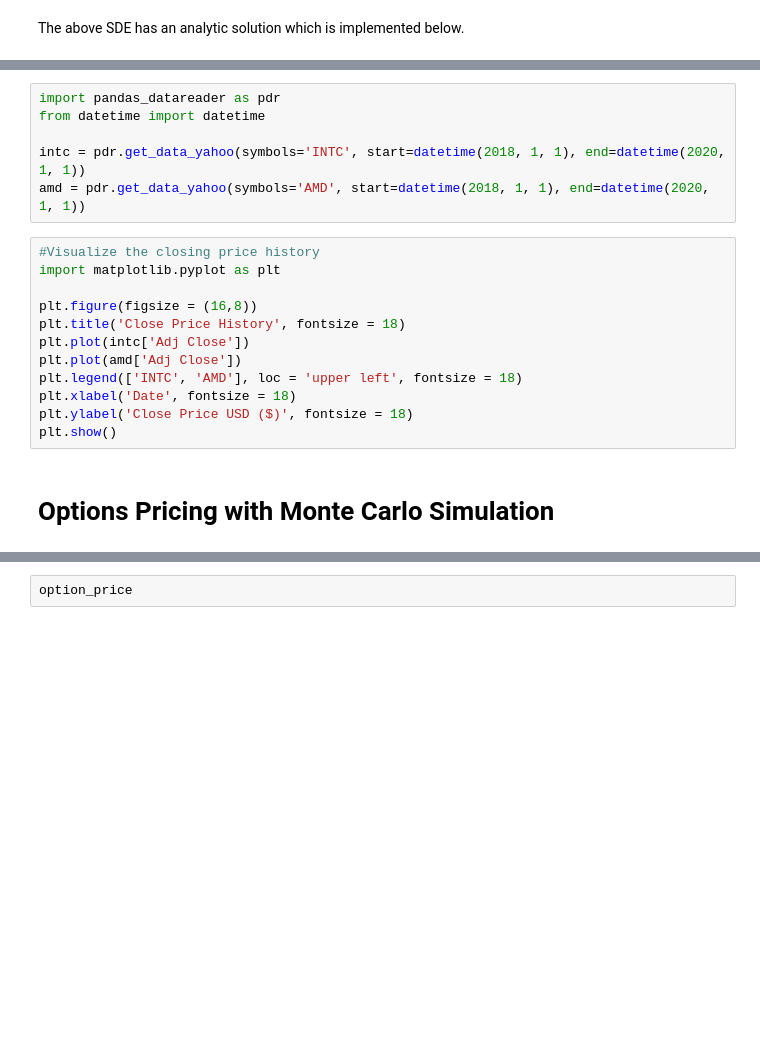
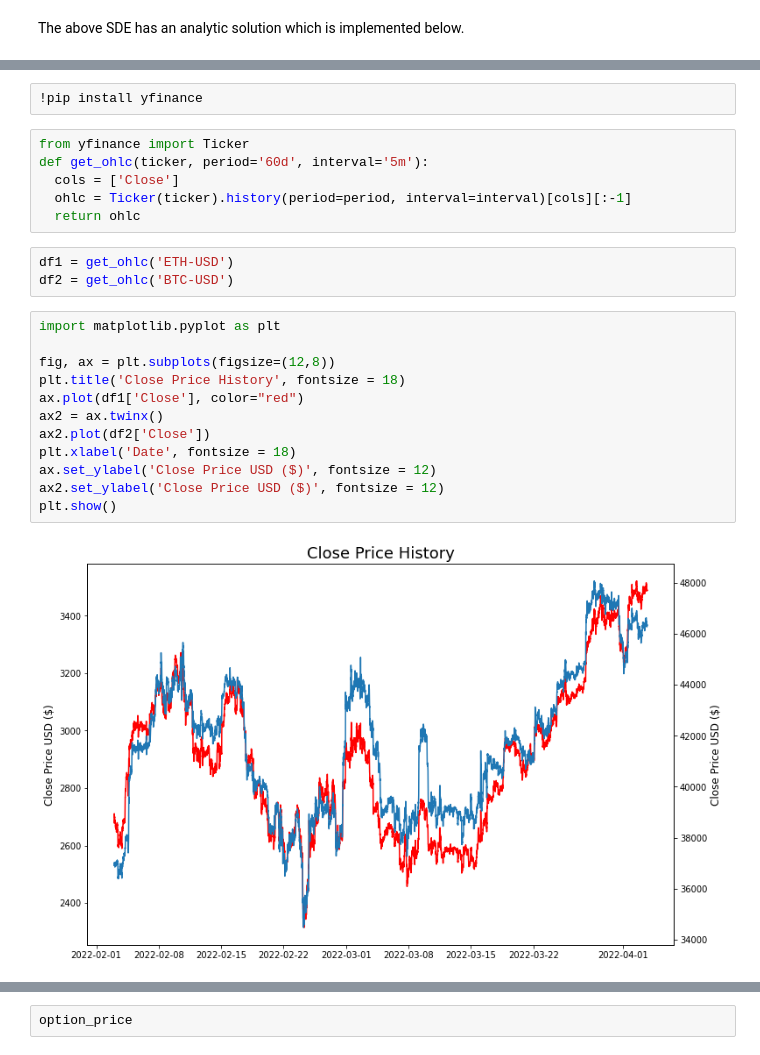
Before and after one commit to michaelmml/Financial-Data-Science, a Jupyter notebook: BrownianMotion.ipynb, the cells around one changed output, grey strips where cells are left out. Drawn from its saved outputs; the diff is of its cells as text; blank space fills up the shorter version.

```diff
--- a/BrownianMotion.ipynb
+++ b/BrownianMotion.ipynb
@@ -88,20 +92,25 @@ def MultivariateGBM(seed, S, mu, sigma, Cov, T, N):
-# %%
-import pandas_datareader as pdr
-from datetime import datetime
-
-intc = pdr.get_data_yahoo(symbols='INTC', start=datetime(2018, 1, 1), end=datetime(2020, 1, 1))
-amd = pdr.get_data_yahoo(symbols='AMD', start=datetime(2018, 1, 1), end=datetime(2020, 1, 1))
+# %%
+!pip install yfinance
+# %%
+from yfinance import Ticker
+def get_ohlc(ticker, period='60d', interval='5m'):
+  cols = ['Close']
+  ohlc = Ticker(ticker).history(period=period, interval=interval)[cols][:-1]
+  return ohlc
+# %%
+df1 = get_ohlc('ETH-USD')
+df2 = get_ohlc('BTC-USD')
 # %%
-#Visualize the closing price history
 import matplotlib.pyplot as plt
 
-plt.figure(figsize = (16,8))
+fig, ax = plt.subplots(figsize=(12,8))
 plt.title('Close Price History', fontsize = 18)
-plt.plot(intc['Adj Close'])
-plt.plot(amd['Adj Close'])
-plt.legend(['INTC', 'AMD'], loc = 'upper left', fontsize = 18)
+ax.plot(df1['Close'], color="red")
+ax2 = ax.twinx()
+ax2.plot(df2['Close'])
 plt.xlabel('Date', fontsize = 18)
-plt.ylabel('Close Price USD ($)', fontsize = 18)
+ax.set_ylabel('Close Price USD ($)', fontsize = 12)
+ax2.set_ylabel('Close Price USD ($)', fontsize = 12)
 plt.show()
+# %% [output]
+[figure, added]
-# %% [markdown]
-# Options Pricing with Monte Carlo Simulation
```
Also changed, not shown: parts of 10 cells of this notebook.
